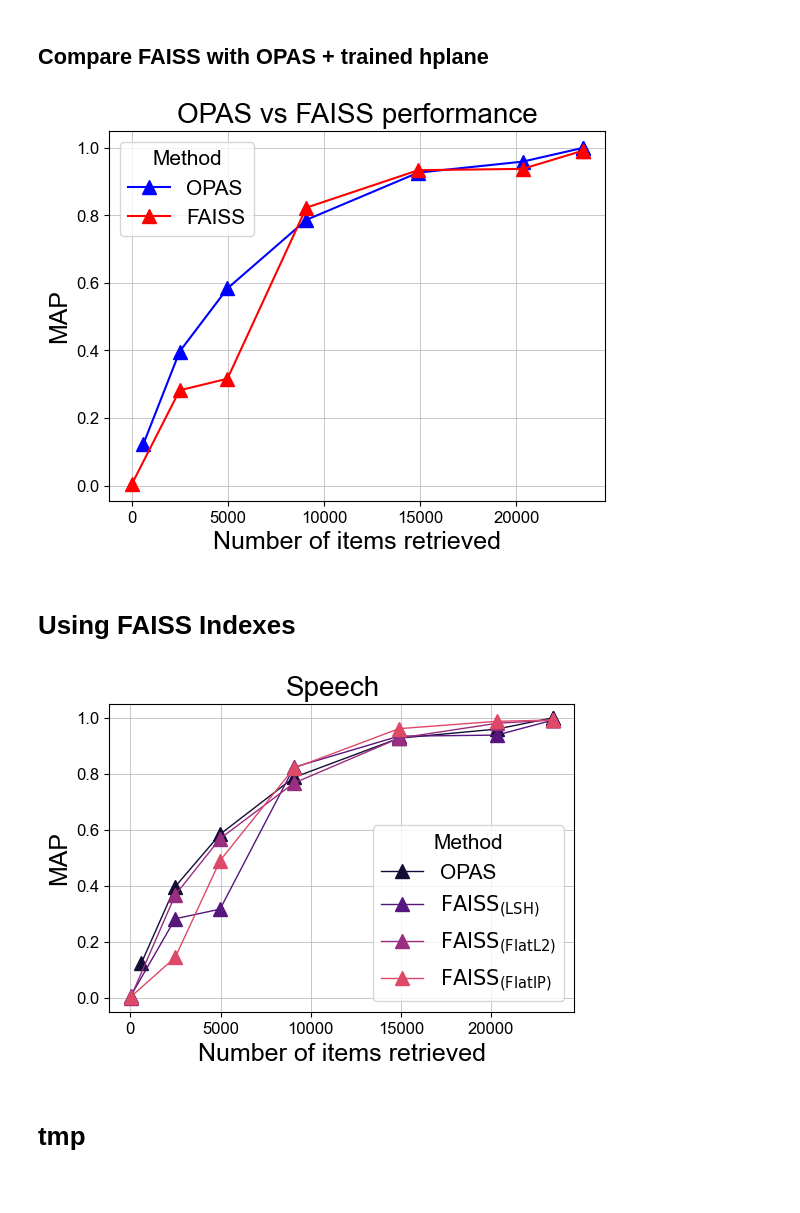
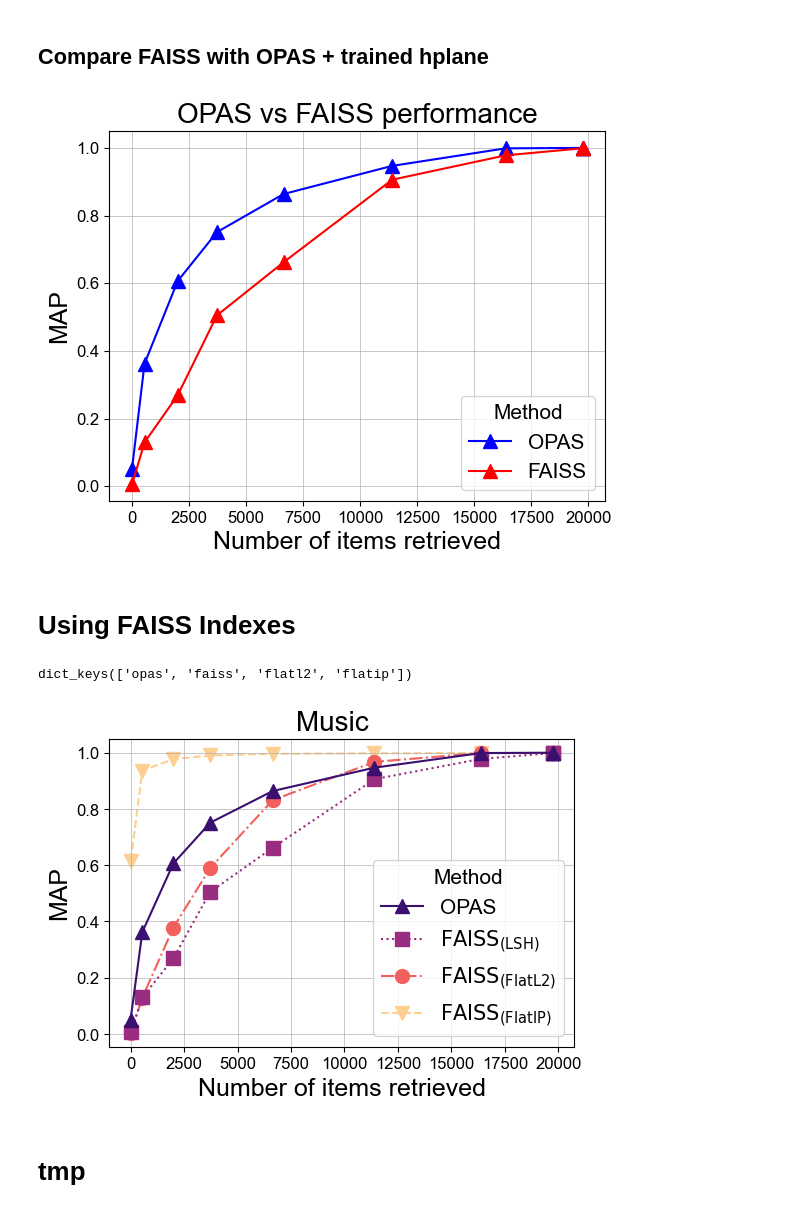
Before and after one commit to BhavyaKohli/OPAS, a Jupyter notebook: plots_and_figures/plots_hashing_baselines.ipynb, the cells around one changed output. Cells and saved outputs as stored; diff of their text form; code cells hidden in the pictures.

Commit message:
updated plots with different markers and lines

```diff
--- a/plots_and_figures/plots_hashing_baselines.ipynb
+++ b/plots_and_figures/plots_hashing_baselines.ipynb
@@ -107,7 +107,7 @@ import pickle
 from plot_params import *
 from itertools import chain
 
-dataset = "speech"
+dataset = "audio"
 with open(f"data/lsh_multi_final_{dataset}.pkl", "rb") as f:
     lss = pickle.load(f)
 
@@ -203,7 +203,7 @@ plt.grid(linewidth=0.5)
 # plt.savefig("opas_vs_faiss_fixedfonts.pdf", bbox_inches="tight")
 plt.show()
 # %% [output]
-[figure, old version]
+[figure, new version]
 # %% [markdown]
 # Using FAISS Indexes
 # %%
@@ -268,48 +268,55 @@ except:
 
 # with open(f"data/faiss_{dataset}.pkl", "wb") as f:
 #     pickle.dump(all_map, f)
+# %%
+indexes_map.keys()
+# %% [output]
+dict_keys(['opas', 'faiss', 'flatl2', 'flatip'])
 # %%
 plt.figure(figsize=(6,4))
 
-linewidth = 1
+MARKERS = ["^", "s", "o","v"]
+LINESTYLES = ["-",":", "-.", "--"]
+
+linewidth = 1.5
 kwargs = {
     "linewidth": linewidth,
     "alpha": 1,
-    "marker": "^",
+    # "marker": "^",
     "markersize": 10,
-    "linestyle": "-",
+    # "linestyle": "-",
 }
 
 methodnames = {
     "opas": "OPAS",
     "flatl2": r"$\rm FAISS_{(Flat L2)}$",
     "flatip": r"$\rm FAISS_{(Flat IP)}$",
     "faiss": r"$\rm FAISS_{(LSH)}$"
 }
-colors = plt.cm.magma(np.linspace(0.1, 0.6, len(indexes_map)))
+colors = plt.cm.magma(np.linspace(0.2, 0.9, len(indexes_map)))
 # colors = ["blue", "red", "green"]
-for method, data in indexes_map.items():
+for n, (method, data) in enumerate(indexes_map.items()):
     ret_, map_ = data
-    plt.plot(ret_, map_, label=methodnames[method], color=colors[0], **kwargs)
+    plt.plot(ret_, map_, label=methodnames[method], color=colors[0], marker=MARKERS[n], linestyle=LINESTYLES[n], zorder=4-n, **kwargs)
     colors = colors[1:]
 
 # plt.plot(opas_ret, opas_map, label="OPAS", color="blue", **kwargs)
 # plt.plot(faiss_ret, faiss_map, label=r"$\rm FAISS_{(LSH)}$", color="red", **kwargs)
 # plt.plot(flatl2_ret, flatl2_map, label=r"$\rm FAISS_{(Flat L2)}$", color="green", **kwargs)
 # plt.plot(flatip_ret, flatip_map, label=r"$\rm FAISS_{(Flat IP)}$", color="orange", **kwargs)
 # plt.plot(flativf_ret, flativf_map, "^-", label="FAISS (Flat IVF L2)", color="orange", **kwargs)
 dataset_name = "music" if dataset == "audio" else "speech"
 plt.title(f"{dataset_name.capitalize()}", fontsize=title_fontsize, position=(0.48, 1.05))
 plt.xticks(fontsize=label_fontsize)
 plt.yticks(fontsize=label_fontsize)
 plt.legend(title="Method", fontsize=legend_fontsize, title_fontsize=legend_fontsize)
 plt.xlabel("Number of items retrieved", fontsize=axis_fontsize)
 plt.ylabel("MAP", fontsize=axis_fontsize)
 plt.grid(linewidth=0.5)
 plt.savefig(f"opas_vs_faiss_{dataset}_fixedfonts.pdf", bbox_inches="tight")
 plt.show()
 # %% [output]
-[figure, old version]
+[figure, new version]
 # %% [markdown]
 # tmp
 # %%
```
Also changed, not shown: parts of 2 cells of this notebook, 7 other files.
